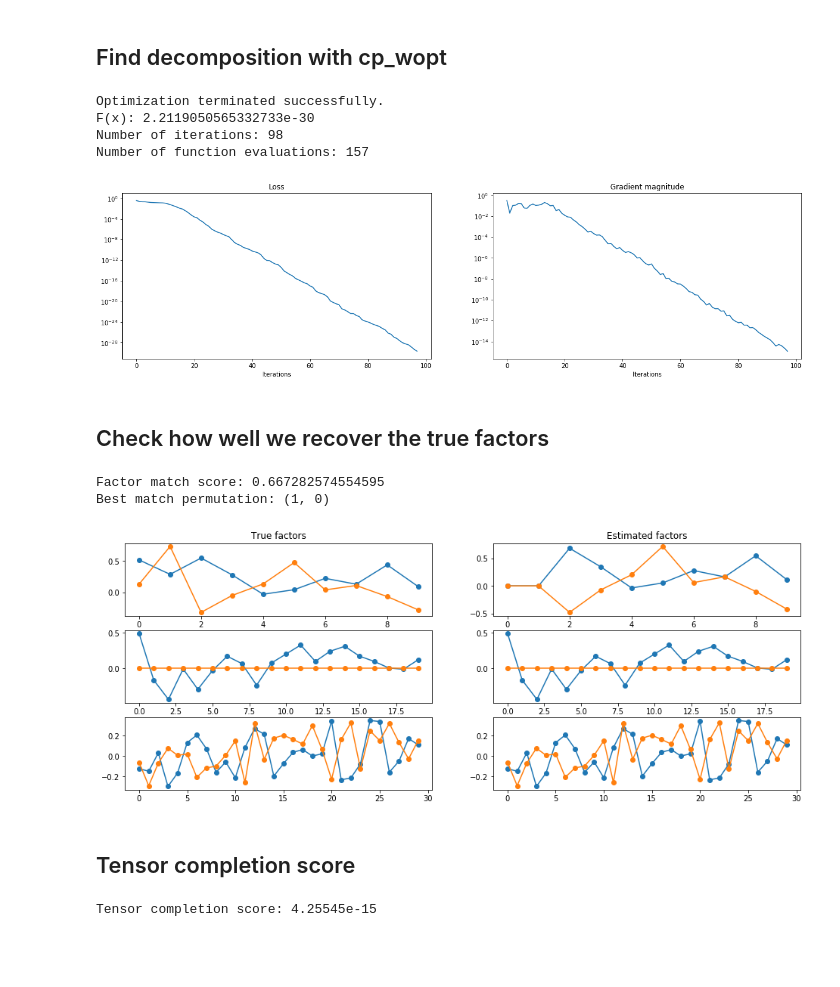
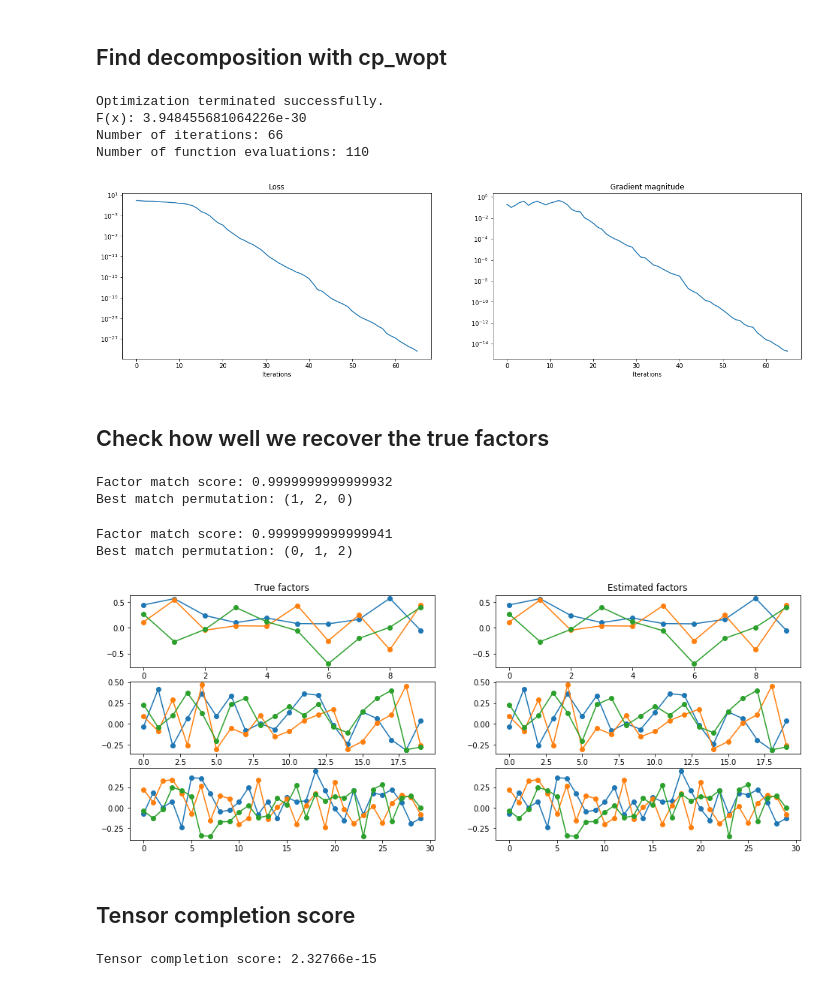
Before and after one commit to MarieRoald/TensorKit, a Jupyter notebook: cp_wopt demo 2.ipynb, the cells around one changed output. Saved outputs shown, nothing was run; the diff lists cells and outputs as text; code cells hidden in the pictures; blank space fills up the shorter version.

```diff
--- a/cp_wopt demo 2.ipynb
+++ b/cp_wopt demo 2.ipynb
@@ -12,14 +12,15 @@ import base
 # %%
 np.random.seed(0)
 sizes = [10, 20, 30]
-rank = 2
+rank = 3
 tensor, factors, norms, noise = cp.create_data(sizes, rank, noise_factor=0)
+complete_tensor = tensor.copy() # Keep a compy of the complete data
 W = np.round(np.random.random(tensor.shape)).astype(np.int)
-tensor[1-W] = 0
+tensor[W==0] = 0
 # %% [markdown]
 ## Find decomposition with cp_wopt
 # %%
-cp_factors, result, _, log = cp.cp_wopt(tensor, W=W, method='cg', rank=rank, init='svd', gtol=1e-15)
+cp_factors, result, _, log = cp.cp_wopt(tensor, W=W, method='cg', rank=rank, init='random', gtol=1e-15)
 
 print(result.message)
 print(f'F(x): {result.fun}')
@@ -27,9 +28,9 @@ print(f'Number of iterations: {result.nit}')
 print(f'Number of function evaluations: {result.nfev}')
 # %% [output]
 Optimization terminated successfully.
-F(x): 2.2119050565332733e-30
-Number of iterations: 98
-Number of function evaluations: 157
+F(x): 3.948455681064226e-30
+Number of iterations: 66
+Number of function evaluations: 110
 # %%
 fig = plt.figure(figsize=(20, 5))
 ax1 = fig.add_subplot(1, 2, 1)
@@ -47,6 +48,6 @@ ax2.set_yscale('log')
 
 plt.show()
 # %% [output]
-[figure, old version]
+[figure, new version]
 # %% [markdown]
 ## Check how well we recover the true factors
@@ -56,26 +54,31 @@ cp_weights = np.prod(np.concatenate(cp_norms), axis=0)
 # %%
-score, best_permutation = cp.factor_match_score(factors, cp_factors, weight_penalty=False)
+score, best_permutation = cp.factor_match_score(factors, cp_factors, weight_penalty=True, fms_reduction='mean')
 
 print(f'Factor match score: {score}')
 print(f'Best match permutation: {best_permutation}')
 # %% [output]
-Factor match score: 0.667282574554595
-Best match permutation: (1, 0)
+Factor match score: 0.9999999999999932
+Best match permutation: (1, 2, 0)
 # %%
 f1, s1, n1 = cp.prepare_for_comparison(factors)
-f2, s2, n2 = cp.prepare_for_comparison(cp.permute_factors(best_permutation, cp_factors_norm))
+f2, s2, n2 = cp.prepare_for_comparison(cp.permute_factors(best_permutation, cp_factors))
+score, best_permutation = cp.factor_match_score(f1, f2, weight_penalty=False, fms_reduction='mean')
 
+print(f'Factor match score: {score}')
+print(f'Best match permutation: {best_permutation}')
 fig, axes = plt.subplots(len(sizes), 2, figsize=(16, 6))
 for i in range(len(factors)):
     axes[i][0].plot(f1[i], '-o')
     axes[0][0].set_title('True factors')
 
     axes[i][1].plot(f2[i], '-o')
     axes[0][1].set_title('Estimated factors')
 
 plt.show()
 # %% [output]
+Factor match score: 0.9999999999999941
+Best match permutation: (0, 1, 2)
-[figure, old version]
+[figure, new version]
 # %% [markdown]
 ## Tensor completion score
 # %%
@@ -83,5 +86,5 @@ estimated_tensor = base.ktensor(*tuple(cp_factors))
 tcs = cp.tensor_completion_score(tensor, estimated_tensor, W)
 print(f"Tensor completion score: {tcs:g}")
 # %% [output]
-Tensor completion score: 4.25545e-15
+Tensor completion score: 2.32766e-15
 # %%
```
Also changed, not shown: parts of 3 cells of this notebook, 5 other files.
